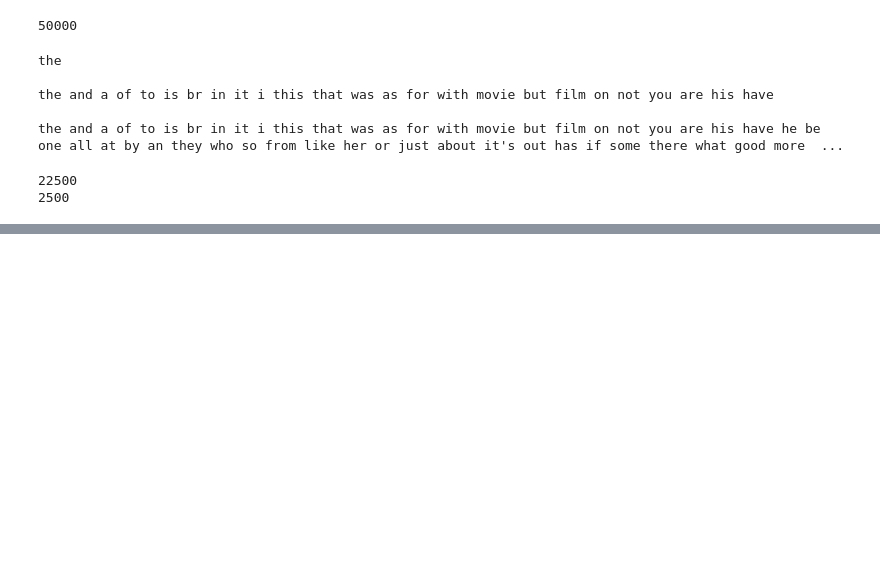
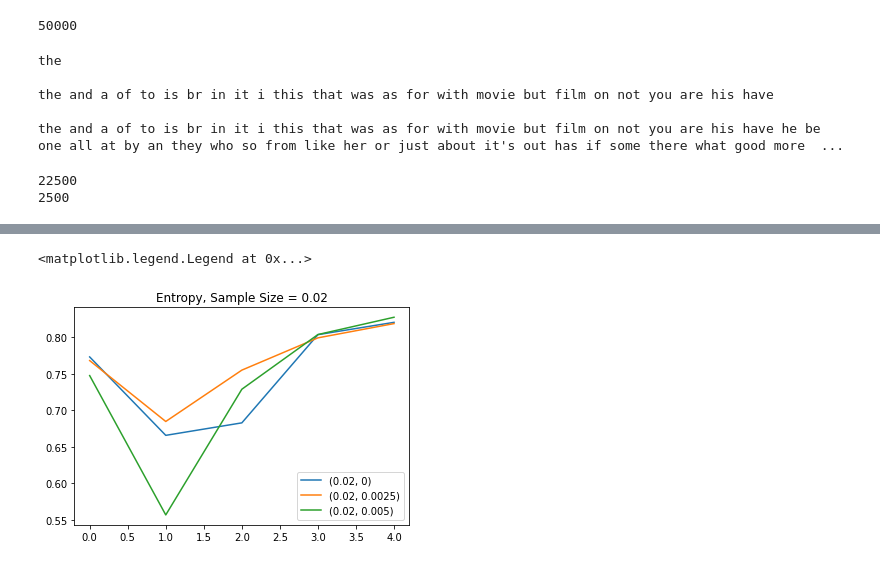
Before and after one commit to tegh-aiden/notebooks, a Jupyter notebook: IMDB Classification w Active Learning Technique.ipynb, the cells around one changed output, grey strips where cells are left out. Cells and saved outputs as stored; diff of their text form; code cells hidden in the pictures; blank space fills up the shorter version.

```diff
--- a/IMDB Classification w Active Learning Technique.ipynb
+++ b/IMDB Classification w Active Learning Technique.ipynb
@@ -127,0 +236,10 @@ def NB_with_TFIDF(iters, pct_acq, metric, pct_del = 0, features = 10000):
+# %%
+fig, ax = plt.subplots()  # Create a figure and an axes.
+ax.plot(x[6], label='(0.02, 0)')
+ax.plot(x[7], label='(0.02, 0.0025)')
+ax.plot(x[8], label='(0.02, 0.005)')
+ax.set_title("Entropy, Sample Size = 0.02")
+ax.legend()  # Add a legend.
+# %% [output]
+<matplotlib.legend.Legend at 0x...>
+[figure, added]
```
Also changed, not shown: parts of 8 cells of this notebook.
